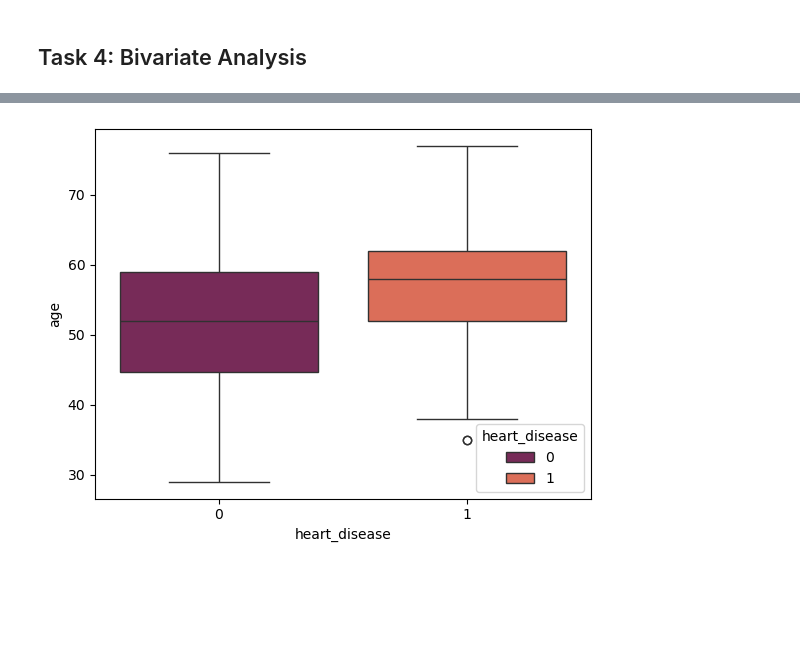
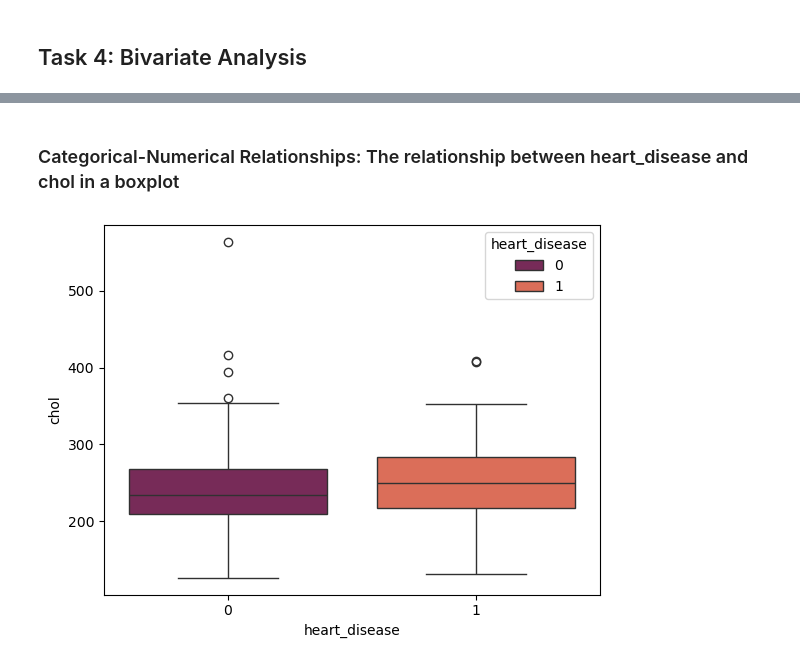
Before and after one commit to Amoako419/Heart_EDA, a Jupyter notebook: eda.ipynb, the cells around one changed output, grey strips where cells are left out. Saved outputs shown, nothing was run; the diff lists cells and outputs as text; code cells hidden in the pictures; blank space fills up the shorter version.

```diff
--- a/eda.ipynb
+++ b/eda.ipynb
@@ -266,11 +312,13 @@ sns.barplot(x='sex',y='heart_disease',legend='auto',hue='sex',data=health_data);
+# %% [markdown]
+###  Categorical-Numerical Relationships: The relationship between heart_disease and chol in a boxplot
 # %%
-# Plotting the heart_disease vrs the oldpeak
+# Plotting the heart_disease vrs the chol
 sns.boxplot(
     x='heart_disease',
-    y='age',
+    y='chol',
     hue = 'heart_disease',
     palette="rocket",
     data = health_data
     );
 # %% [output]
-[figure, old version]
+[figure, new version]
```
Also changed, not shown: parts of 12 cells of this notebook.
